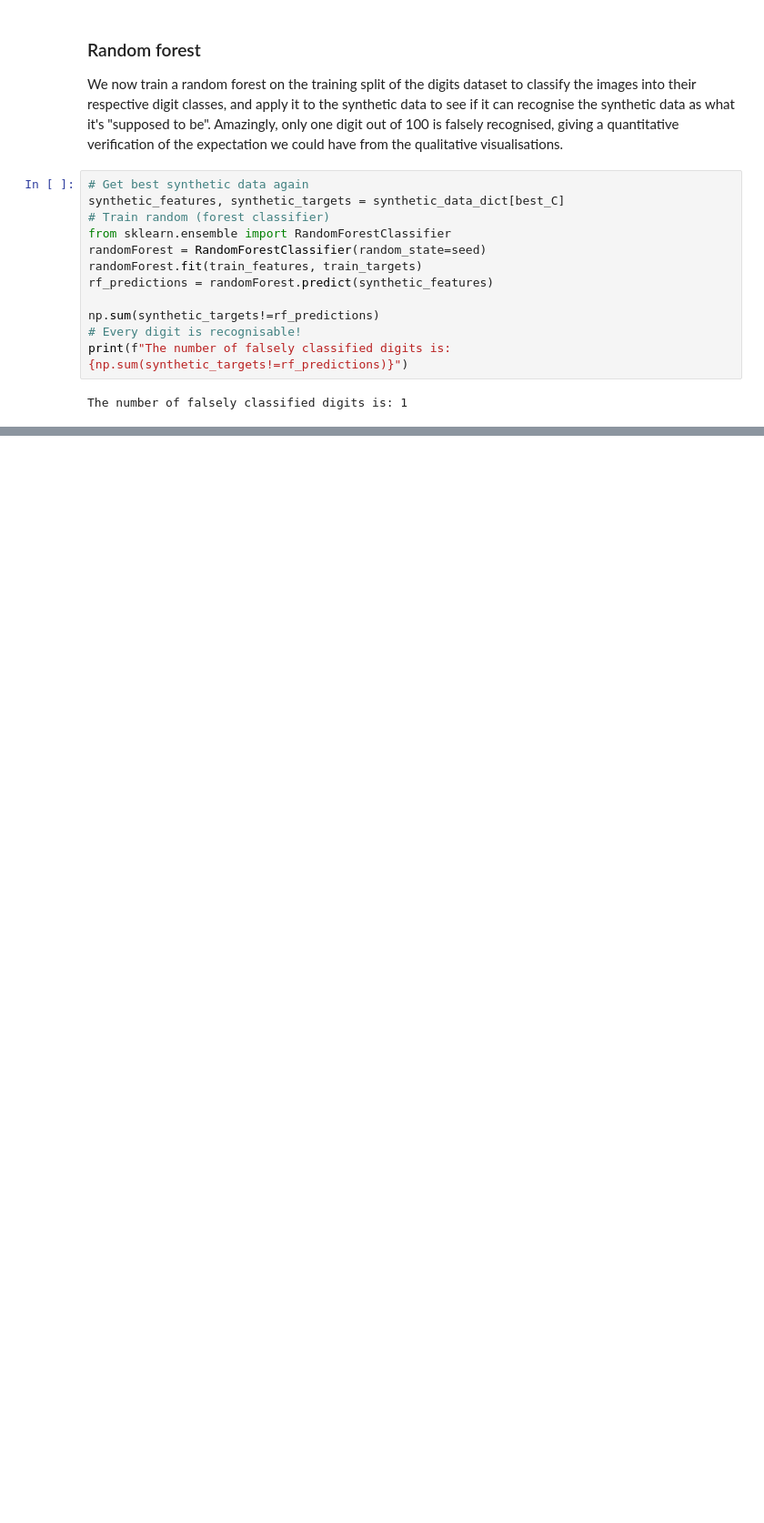
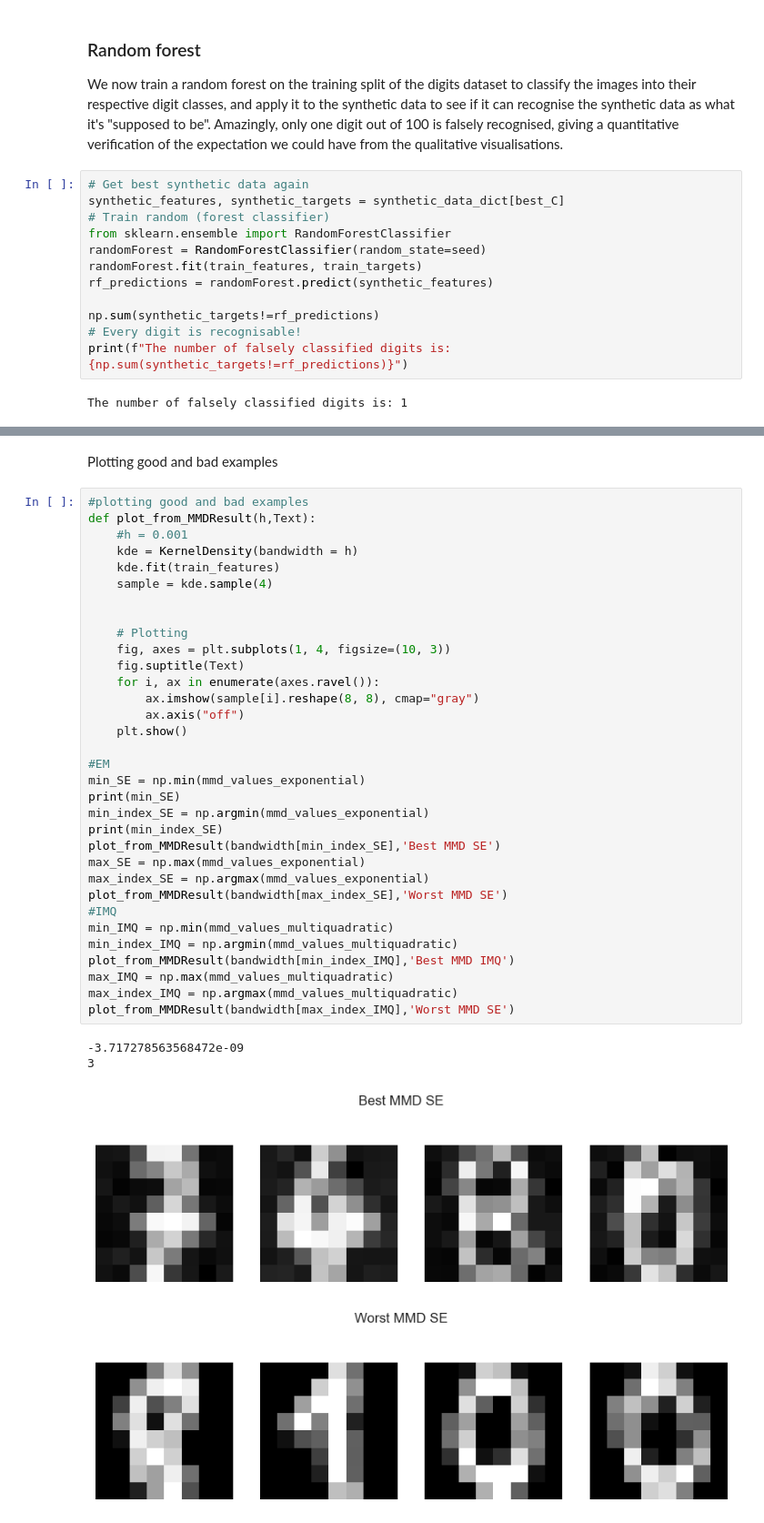
Before and after one commit to timat33/GNN, a Jupyter notebook: Final Notebook(s)/Exercise1.ipynb, the cells around one changed output, grey strips where cells are left out. Shown at 91% size. Cells and saved outputs as stored; diff of their text form; blank space fills up the shorter version.

```diff
--- a/Final Notebook(s)/Exercise1.ipynb
+++ b/Final Notebook(s)/Exercise1.ipynb
@@ -1126,0 +1197,40 @@ The number of falsely classified digits is: 1
+# %% [markdown]
+Plotting good and bad examples
+# %%
+#plotting good and bad examples
+def plot_from_MMDResult(h,Text):
+    #h = 0.001
+    kde = KernelDensity(bandwidth = h)
+    kde.fit(train_features)
+    sample = kde.sample(4)
+
+
+    # Plotting
+    fig, axes = plt.subplots(1, 4, figsize=(10, 3))
+    fig.suptitle(Text)
+    for i, ax in enumerate(axes.ravel()):
+        ax.imshow(sample[i].reshape(8, 8), cmap="gray")
+        ax.axis("off")
+    plt.show()
+
+#EM
+min_SE = np.min(mmd_values_exponential)
+print(min_SE)
+min_index_SE = np.argmin(mmd_values_exponential)
+print(min_index_SE)
+plot_from_MMDResult(bandwidth[min_index_SE],'Best MMD SE')
+max_SE = np.max(mmd_values_exponential)
+max_index_SE = np.argmax(mmd_values_exponential)
+plot_from_MMDResult(bandwidth[max_index_SE],'Worst MMD SE')
+#IMQ
+min_IMQ = np.min(mmd_values_multiquadratic)
+min_index_IMQ = np.argmin(mmd_values_multiquadratic)
+plot_from_MMDResult(bandwidth[min_index_IMQ],'Best MMD IMQ')
+max_IMQ = np.max(mmd_values_multiquadratic)
+max_index_IMQ = np.argmax(mmd_values_multiquadratic)
+plot_from_MMDResult(bandwidth[max_index_IMQ],'Worst MMD SE')
+# %% [output]
+-3.717278563568472e-09
+3
+[figure, added]
+[figure, added]
```
Also changed, not shown: parts of 8 cells of this notebook.
